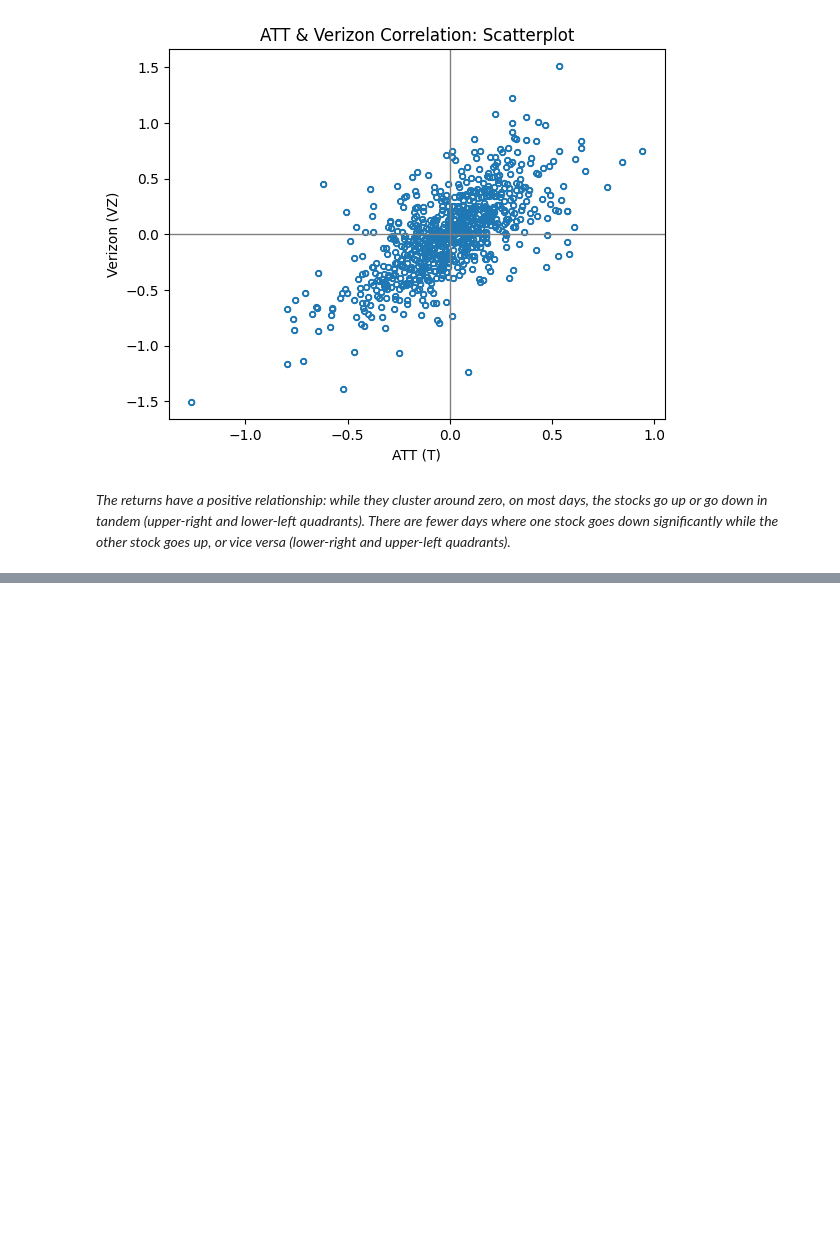
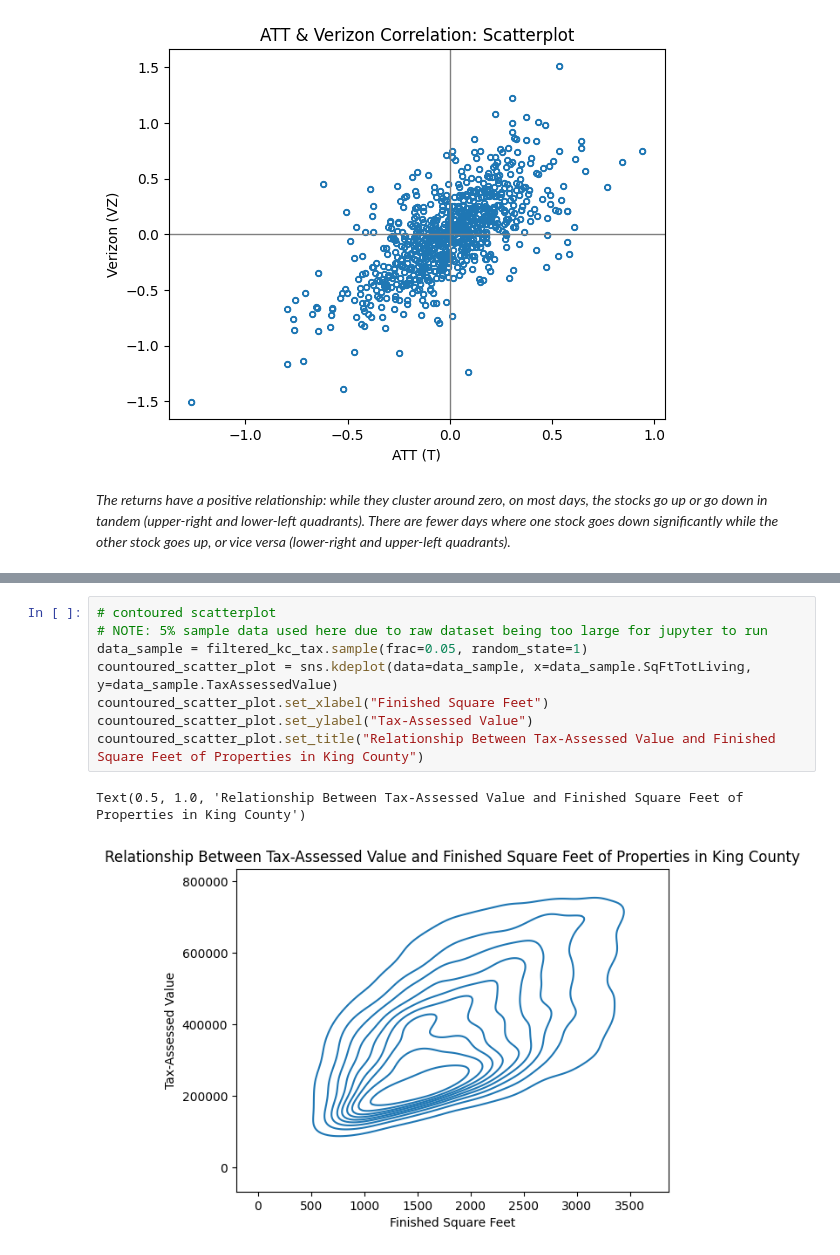
Before and after one commit to ShinnoT/python-datascience-journey, a Jupyter notebook: Chapter-1.ipynb, the cells around one changed output, grey strips where cells are left out. Drawn from its saved outputs; the diff is of its cells as text; blank space fills up the shorter version.

Commit message:
chapter 1 - exploratory data analysis complete.

```diff
--- a/Chapter-1.ipynb
+++ b/Chapter-1.ipynb
@@ -269,0 +312,11 @@ _The returns have a positive relationship: while they cluster around zero, on mo
+# %%
+# contoured scatterplot
+# NOTE: 5% sample data used here due to raw dataset being too large for jupyter to run
+data_sample = filtered_kc_tax.sample(frac=0.05, random_state=1)
+countoured_scatter_plot = sns.kdeplot(data=data_sample, x=data_sample.SqFtTotLiving, y=data_sample.TaxAssessedValue)
+countoured_scatter_plot.set_xlabel("Finished Square Feet")
+countoured_scatter_plot.set_ylabel("Tax-Assessed Value")
+countoured_scatter_plot.set_title("Relationship Between Tax-Assessed Value and Finished Square Feet of Properties in King County")
+# %% [output]
+Text(0.5, 1.0, 'Relationship Between Tax-Assessed Value and Finished Square Feet of Properties in King County')
+[figure, added]
```
Also changed, not shown: parts of 19 cells of this notebook.
